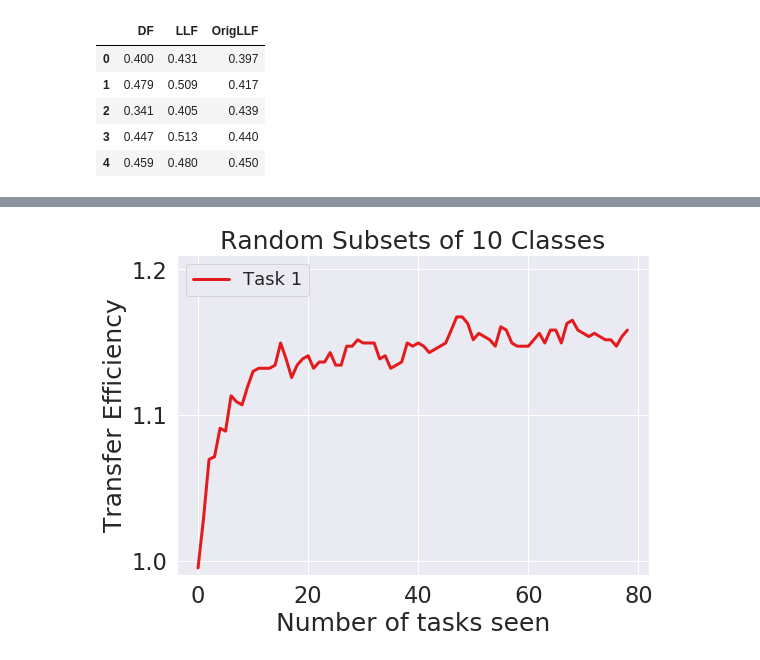
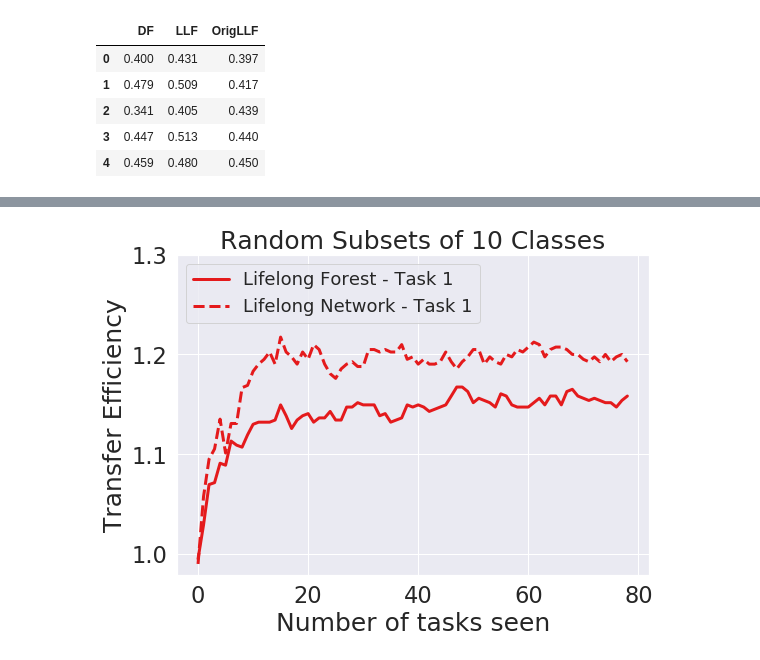
Before and after one commit to neurodata/lifelong-learning, a Jupyter notebook: jkl_test/plotting_jkl.ipynb, the cells around one changed output, grey strips where cells are left out. Cells and saved outputs as stored; diff of their text form; code cells hidden in the pictures.

```diff
--- a/jkl_test/plotting_jkl.ipynb
+++ b/jkl_test/plotting_jkl.ipynb
@@ -18,3 +18,10 @@ scores.head()
 | 2 | 0.341 | 0.405 | 0.439 |
 | 3 | 0.447 | 0.513 | 0.440 |
 | 4 | 0.459 | 0.480 | 0.450 |
+# %%
+scores_ln = pd.read_csv('scores_ln.csv')
+DF_ln = 1-np.array(scores_ln['DF'])
+LLF_ln = 1-np.array(scores_ln['LLF'])
+OrigLLF_ln = 1-np.array(scores_ln['OrigLLF'])
+
+scores_ln.head()
@@ -21,22 +35,23 @@ scores.head()
 # %%
 sns.set()
 
 c=sns.color_palette('Set1')
 
 fs=25
 ls=22.5
 fig, ax = plt.subplots(1,1, figsize=(8,6))
-ax.plot(DF[0] / OrigLLF, label='Task 1', lw=3, c=c[0])
+ax.plot(DF[0] / OrigLLF, label='Lifelong Forest - Task 1', lw=3, c=c[0])
+ax.plot(DF_ln[0] / OrigLLF_ln[:79], label='Lifelong Network - Task 1', lw=3, c=c[0], ls='--')
 # ax.axhline(np.mean(DF / LLF), label='Average FTE', lw=3, c=c[1])
 # ax.axhline(np.mean())
 ax.legend(loc='upper left', fontsize=18)
 ax.set_ylabel('Transfer Efficiency', fontsize=fs)
 ax.set_xlabel('Number of tasks seen', fontsize=fs)
 ax.set_title('Random Subsets of 10 Classes', fontsize=fs)
-ax.set_ylim(1-0.01, 1.2+0.01)
-ax.set_yticks([1, 1.1, 1.2])
+# ax.set_ylim(1-0.01, 1.2+0.01)
+ax.set_yticks([1, 1.1, 1.2, 1.3])
 ax.tick_params(labelsize=ls)
 plt.tight_layout()
-plt.savefig('random_subsets_of_10_classes.pdf')
+plt.savefig('random_subsets_of_10_classes_with_LN.pdf')
 # %% [output]
-[figure, old version]
+[figure, new version]
```
Also changed, not shown: parts of 1 cell of this notebook, 3 other files.
